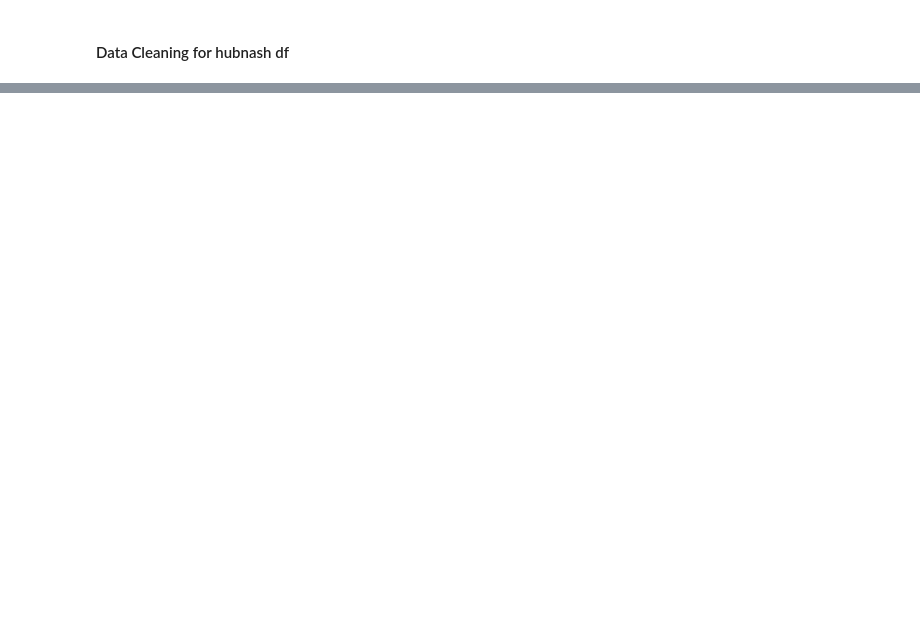
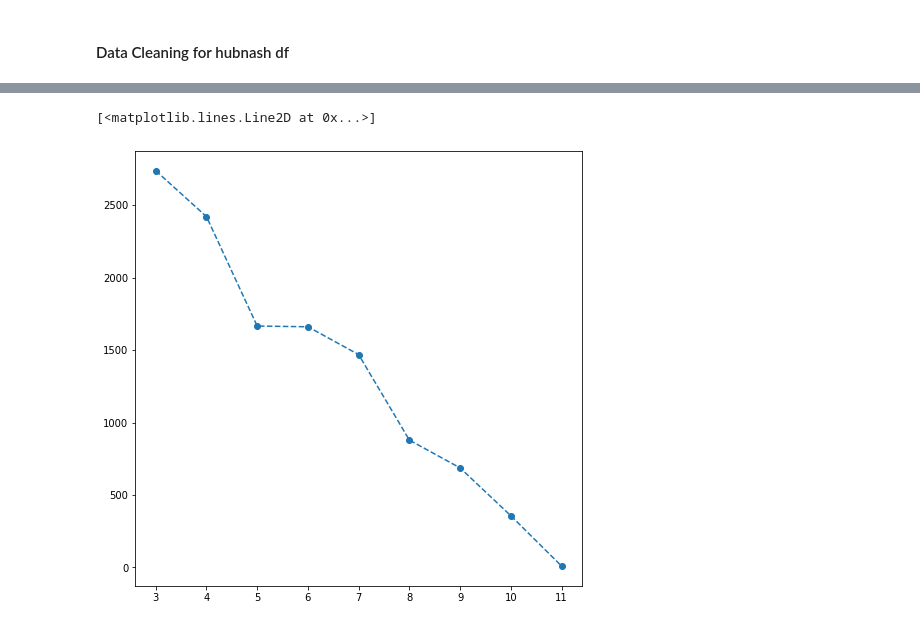
Before and after one commit to NSS-Data-Analytics-Cohort-3/nashville-covid-typhoid_turtles, a Jupyter notebook: notebooks/Covid-Violation-Analysis.ipynb, the cells around one changed output, grey strips where cells are left out. Cells and saved outputs as stored; diff of their text form; code cells hidden in the pictures; blank space fills up the shorter version.

Commit message:
troubleshoot line plot error

```diff
--- a/notebooks/Covid-Violation-Analysis.ipynb
+++ b/notebooks/Covid-Violation-Analysis.ipynb
@@ -104,0 +264,11 @@ months_counts.sort_values('month').reset_index()
+# %%
+# line plot covid violation count by month
+
+fig, ax = plt.subplots(figsize=(8,8)) #you dont need ax since you only have one graph
+plt.plot(months_counts.sort_values('month').month, months_counts.covid_violation_count, marker = 'o', linestyle ='dashed')
+#plt.xticks(['March','April','May','June','July','August','September','October','November']) #error exists
+
+# I have two errors. firstly, line plot is improper and xticks has error too.
+# %% [output]
+[<matplotlib.lines.Line2D at 0x...>]
+[figure, added]
```
Also changed, not shown: parts of 15 cells of this notebook, 1 other file.
